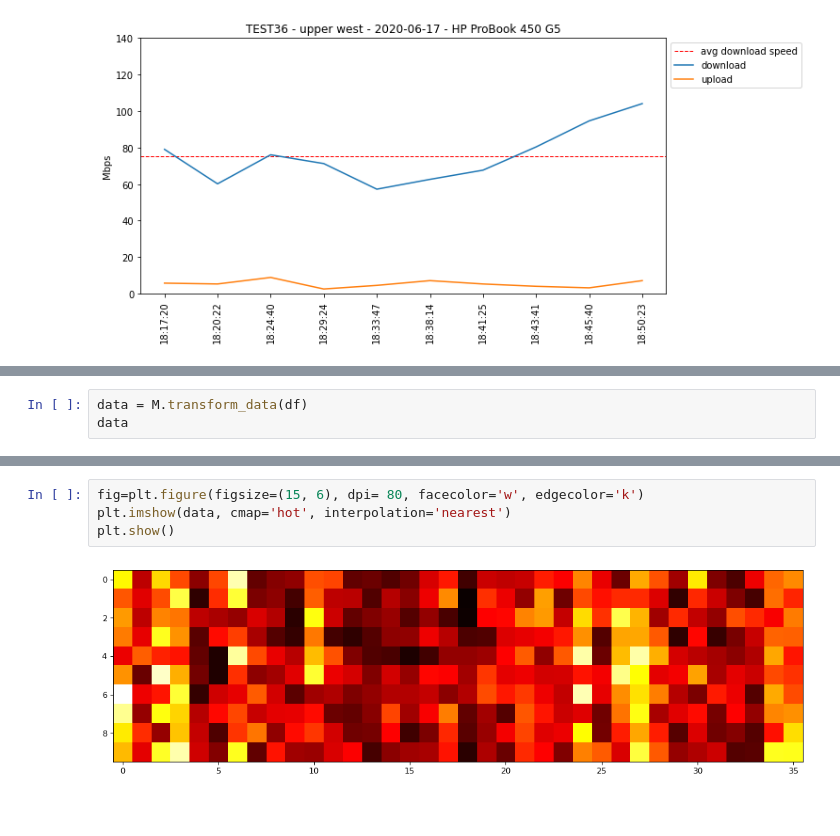
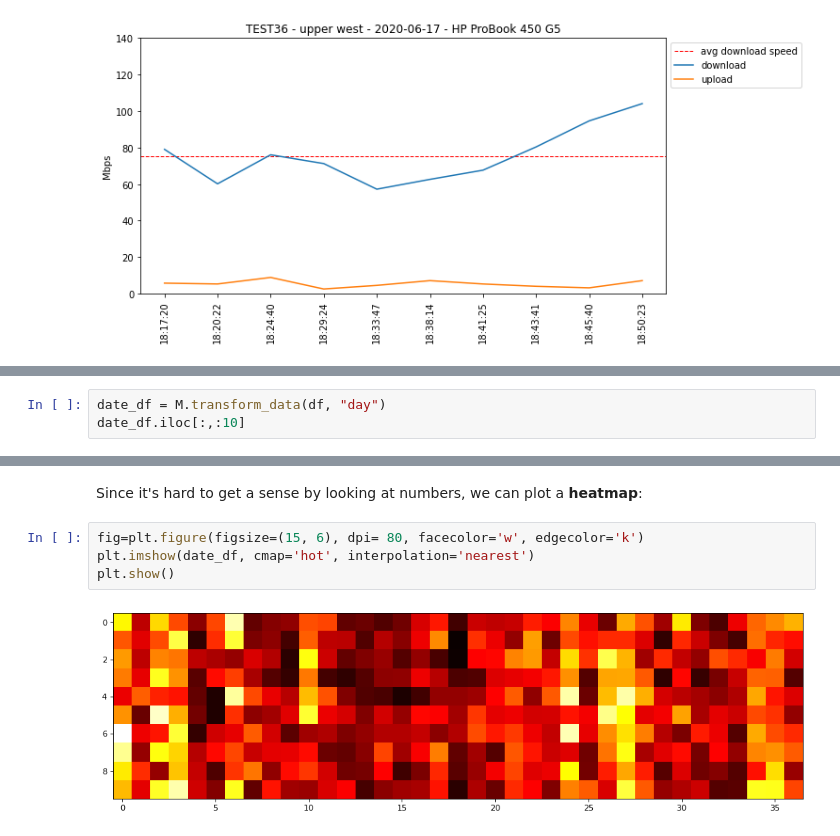
Before and after one commit to BigBangData/Speedtest, a Jupyter notebook: plot_speedtest.ipynb, the cells around one changed output, grey strips where cells are left out. Saved outputs shown, nothing was run; the diff lists cells and outputs as text; blank space fills up the shorter version.

```diff
--- a/plot_speedtest.ipynb
+++ b/plot_speedtest.ipynb
@@ -50,4 +80,4 @@ M.plot_single(df, 'test36');
 # %%
-data = M.transform_data(df)
-data
+date_df = M.transform_data(df, "day")
+date_df.iloc[:,:10]
 # %% [output]
@@ -66,6 +95,8 @@ data
+# %% [markdown]
+Since it's hard to get a sense by looking at numbers, we can plot a __heatmap__:
 # %%
 fig=plt.figure(figsize=(15, 6), dpi= 80, facecolor='w', edgecolor='k')
-plt.imshow(data, cmap='hot', interpolation='nearest')
+plt.imshow(date_df, cmap='hot', interpolation='nearest')
 plt.show()
 # %% [output]
-[figure, old version]
+[figure, new version]
```
Also changed, not shown: parts of 21 cells of this notebook, 4 other files.
